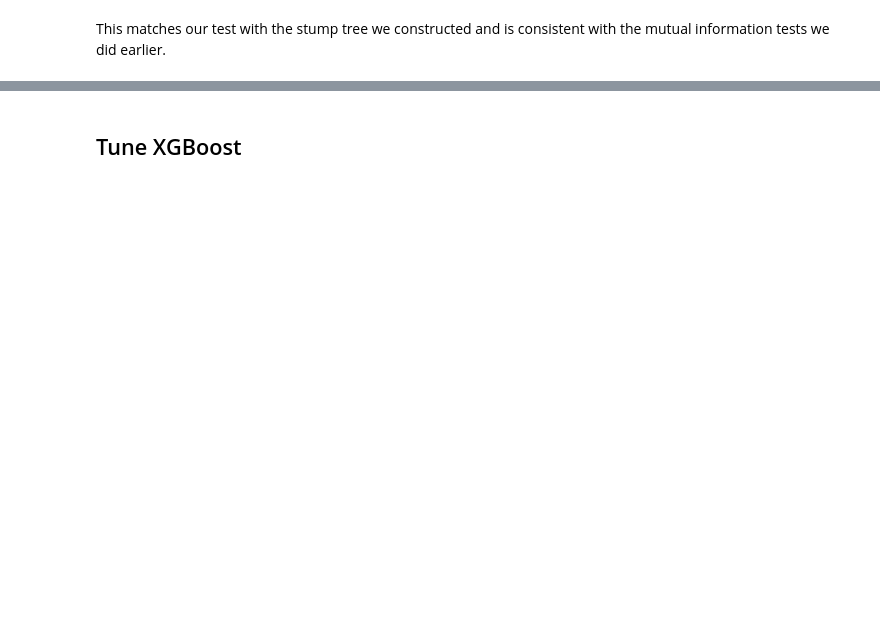
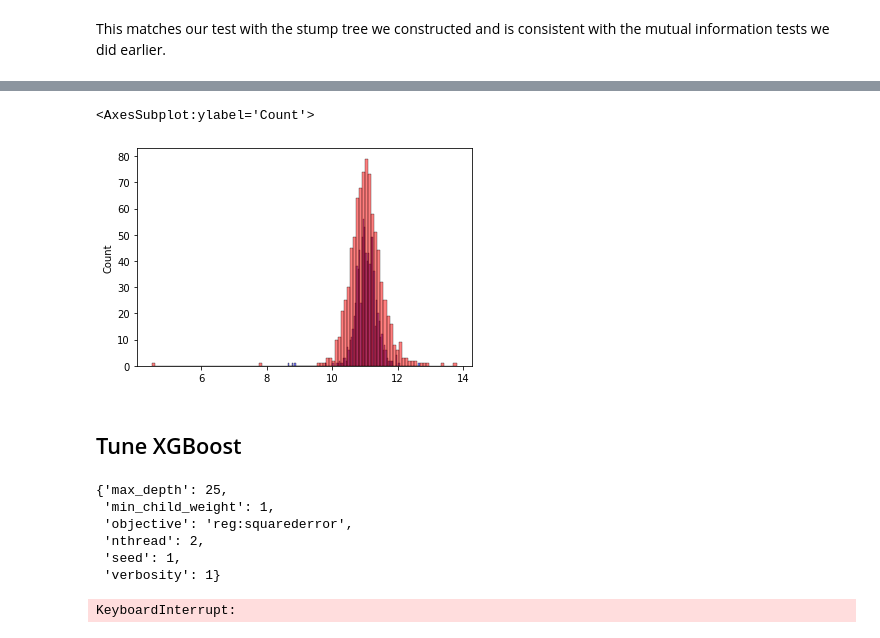
Before and after one commit to ksomf/workbook, a Jupyter notebook: alexeygrigorev_zoomcamp/week07_project/notebook.ipynb, the cells around one changed output, grey strips where cells are left out. Cells and saved outputs as stored; diff of their text form; code cells hidden in the pictures; blank space fills up the shorter version.

```diff
--- a/alexeygrigorev_zoomcamp/week07_project/notebook.ipynb
+++ b/alexeygrigorev_zoomcamp/week07_project/notebook.ipynb
@@ -472,3 +508,9 @@ Job title is by far the most important element followed by city, years of experi
+# %%
+del df['state']
+del df['race']
+
+categorical_columns = df.columns[df.dtypes=='object' ].values
+numerical_columns   = df.columns[df.dtypes=='float64'].values
 # %% [markdown]
 # Model Selection
 
@@ -574,6 +651,6 @@ plt.legend()
 # %%
-max_depth_best = 7
-n_estimator_best = 160
+max_depth_best = 25
+n_estimator_best = 40
 
 rfr = perform_random_forest_regressor(X_train,y_train,n_estimators=n_estimator_best,max_depth=max_depth_best)
 importance = pd.DataFrame(list(zip(dv.get_feature_names(),rfr.feature_importances_)),columns=['feature_name','importance'])
@@ -586,6 +677,9 @@ rmse(y_val,y_pred).round(3)
 # %%
-sns.histplot(y_pred,label='predicted',bins=100)
-sns.histplot(y_val ,label='actual'   ,bins=100)
+sns.histplot(y_pred,color='blue',alpha=0.5,bins=100)
+sns.histplot(y_val ,color='red' ,alpha=0.5,bins=100)
+# %% [output]
+<AxesSubplot:ylabel='Count'>
+[figure, added]
 # %% [markdown]
 ## Tune XGBoost
 # %%
@@ -595,7 +689,7 @@ dval     = xgb.DMatrix(X_val  , label=y_val  , feature_names=features)
 
 watchlist = [(dtrain, 'train'), (dval, 'val')]
 
-xgb_params = { 'max_depth':6, 'min_child_weight':1, 'objective':'reg:squarederror', 'nthread':2, 'seed':1, 'verbosity':1 }
+xgb_params = { 'max_depth':max_depth_best, 'min_child_weight':1, 'objective':'reg:squarederror', 'nthread':2, 'seed':1, 'verbosity':1 }
 
 def train_xgb(eta):
     xgb_params['eta'] = eta
@@ -603,12 +697,21 @@ def train_xgb(eta):
     return model
 
 xgb_params
+# %% [output]
+{'max_depth': 25,
+ 'min_child_weight': 1,
+ 'objective': 'reg:squarederror',
+ 'nthread': 2,
+ 'seed': 1,
+ 'verbosity': 1}
 # %%
 %%capture output
 
-for eta in [0.3,0.2,0.1,0.075, 0.05]:
+for eta in [0.3,0.2,0.1,0.075]:
     print('eta:{}'.format(eta))
     train_xgb(eta)
+# %% [output]
+KeyboardInterrupt:
 # %%
 s = output.stdout
 # Create an iterator of program runs
```
Also changed, not shown: parts of 28 cells of this notebook, 6 other files.
